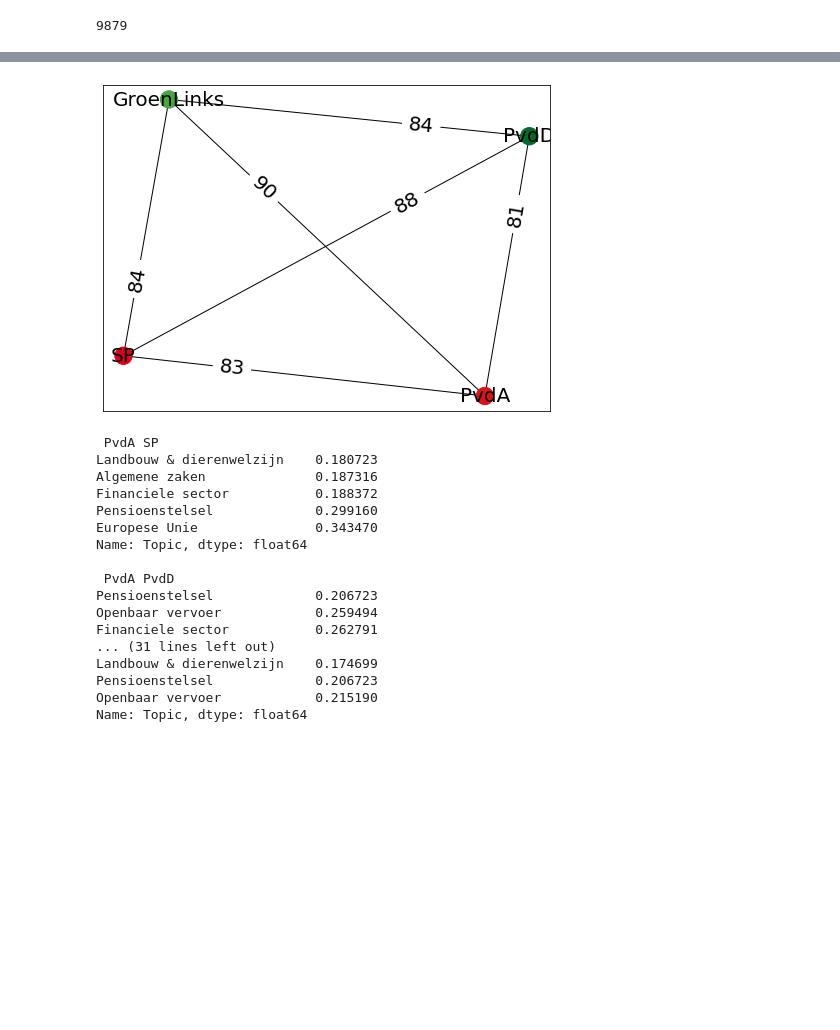
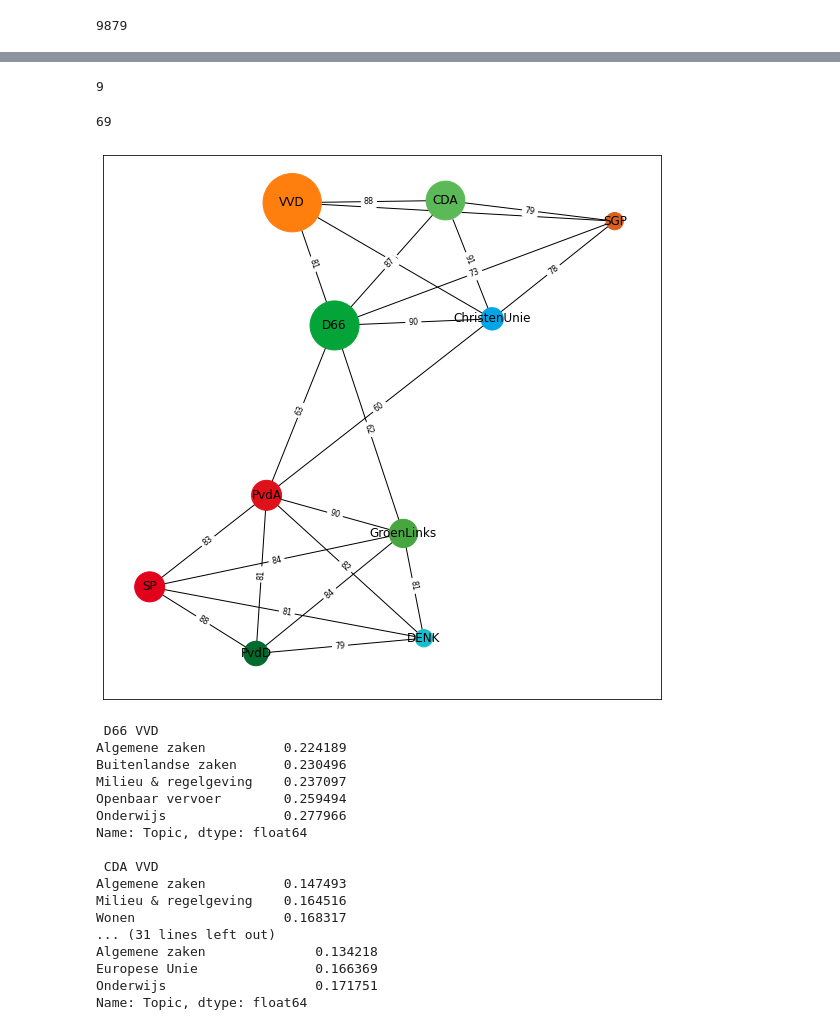
Before and after one commit to jvanelteren/kamermoties, a Jupyter notebook: 5_party-similarity.ipynb, the cells around one changed output, grey strips where cells are left out. Drawn from its saved outputs; the diff is of its cells as text; code cells hidden in the pictures; blank space fills up the shorter version.

Commit message:
size of node changed

```diff
--- a/5_party-similarity.ipynb
+++ b/5_party-similarity.ipynb
@@ -63,3 +80,8 @@ df = df[df['Voor']!=150]
 len(df)
 # %% [output]
 9879
+# %%
+parties = [ 'VVD',
+ 'D66',
+ 'CDA',
+ 'ChristenUnie']
@@ -66,25 +107,43 @@ len(df)
+# %%
+len([party_size[n] for n in G.nodes()])
+# %% [output]
+9
+# %%
+get_same_vote_percentage('FVD','PVV')
+# %% [output]
+69
 # %%
 G = nx.Graph()
 
 def get_same_vote_percentage(party1, party2):
     return round(sum(df['Stem_'+party1]==df['Stem_'+party2]) / len(df)*100)
 for p1 in parties:
     for p2 in parties:
-        if p1 != p2 and p1<p2:
-            G.add_edge(p1,p2,weight=get_same_vote_percentage(p1,p2))
-            color_map = [party_colors[node] for node in G]
+        if p1 != p2:
+            # if p1 == 'GroenLinks' and p2 == 'SP': G.add_edge(p1,p2, weight=1)
+            # else:
+            same_vote = get_same_vote_percentage(p1,p2)
+            if same_vote >= 60:
+                G.add_edge(p1,p2,weight=same_vote, len=1/(same_vote-0) )
+G.add_nodes_from(parties)
+G.remove_nodes_from(['FVD', 'PVV','50PLUS' ])
+color_map = [party_colors[node] for node in G]
+
+pos = nx.nx_agraph.graphviz_layout(G,prog='neato', args ='')
+
+# pos=nx.spring_layout(G, fixed=None, scale=0.7, center = (0,0)) # pos = nx.nx_agraph.graphviz_layout(G)
+plt.figure(figsize=(10,10))
+# plt.xlim([-100, 100])
+# plt.ylim([-100, 100])
+nx.draw_networkx(G, pos,font_size=12, node_color=color_map, node_size=[party_size[n] for n in G.nodes()])
+labels = nx.get_edge_attributes(G,'weight')
+nx.draw_networkx_edge_labels(G,pos,edge_labels=labels,label_pos=0.5, font_size=8)
+plt.margins(0.1,0.1)
+plt.gcf()
+plt.savefig('links_relaties.png')
+# plt.draw()
+# %% [output]
+[figure, added]
-# %%
-
-pos=nx.spring_layout(G,scale=0.01) # pos = nx.nx_agraph.graphviz_layout(G)
-plt.figure(figsize=(8,6))
-nx.draw_networkx(G,pos, font_size=20, node_color=color_map)
-labels = nx.get_edge_attributes(G,'weight')
-nx.draw_networkx_edge_labels(G,pos,edge_labels=labels,label_pos=0.3, font_size=20)
-plt.gcf()
-plt.savefig('links_relaties.png')
-# plt.draw()
-# %% [output]
-[figure, removed]
 # %%
 overall_topic_counts = df['Topic'].value_counts()
 def get_disagreement_topics(party1, party2):
@@ -95,20 +154,20 @@ for p1 in parties:
         if p1 != p2 and p1<p2:
             get_disagreement_topics(p1,p2)
 # %% [output]
- PvdA SP
-Landbouw & dierenwelzijn    0.180723
-Algemene zaken              0.187316
-Financiele sector           0.188372
-Pensioenstelsel             0.299160
-Europese Unie               0.343470
+ D66 VVD
+Algemene zaken          0.224189
+Buitenlandse zaken      0.230496
+Milieu & regelgeving    0.237097
+Openbaar vervoer        0.259494
+Onderwijs               0.277966
 Name: Topic, dtype: float64
 
- PvdA PvdD
-Pensioenstelsel             0.206723
-Openbaar vervoer            0.259494
-Financiele sector           0.262791
+ CDA VVD
+Algemene zaken          0.147493
+Milieu & regelgeving    0.164516
+Wonen                   0.168317
 ... (31 lines left out)
-Landbouw & dierenwelzijn    0.174699
-Pensioenstelsel             0.206723
-Openbaar vervoer            0.215190
+Algemene zaken              0.134218
+Europese Unie               0.166369
+Onderwijs                   0.171751
 Name: Topic, dtype: float64
```
Also changed, not shown: parts of 14 cells of this notebook, 3 other files.
